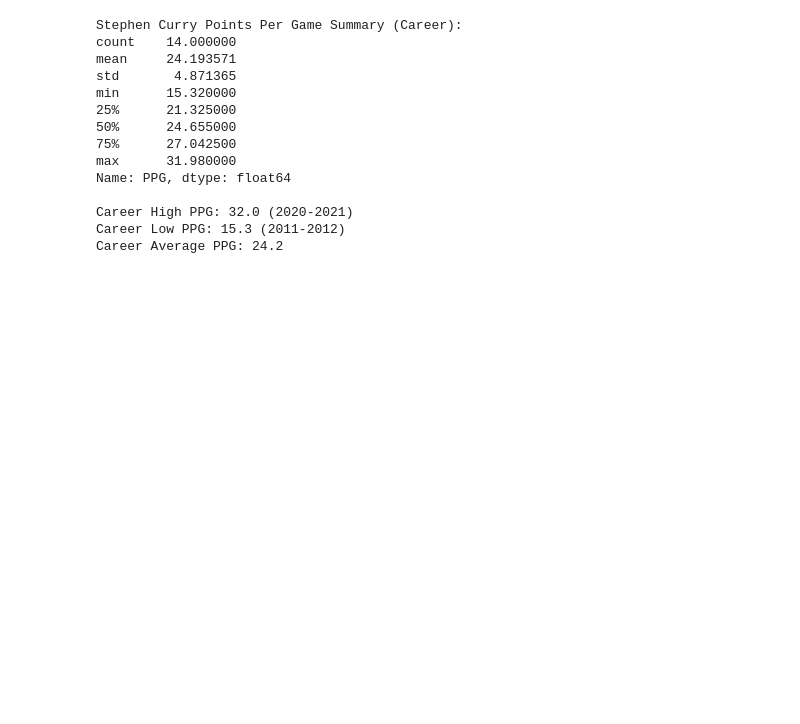
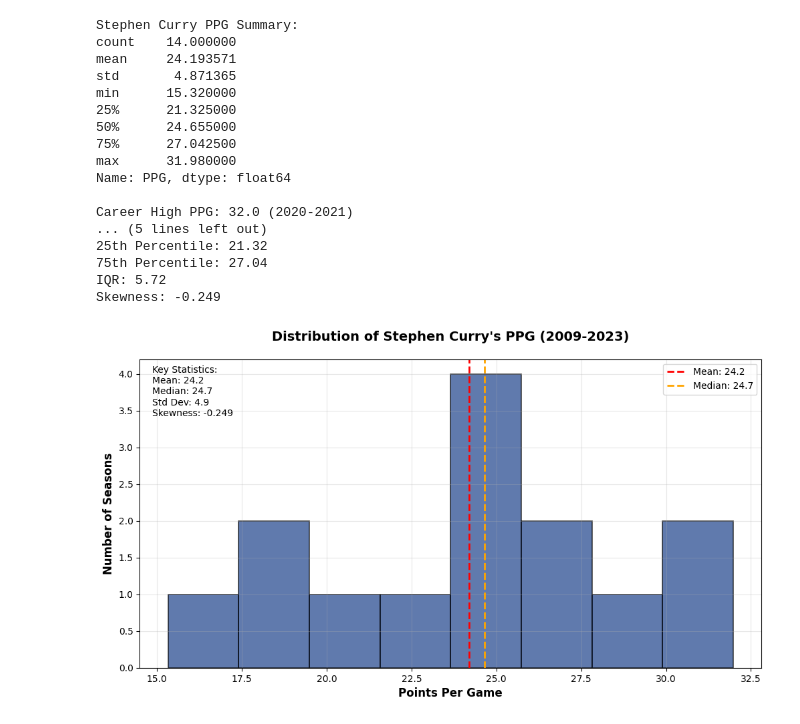
Before and after one commit to noraaren/CMSC320Final, a Jupyter notebook: checkpoint2_dataexploration3.ipynb, the cells around one changed output. Drawn from its saved outputs; the diff is of its cells as text; code cells hidden in the pictures; blank space fills up the shorter version.

```diff
--- a/checkpoint2_dataexploration3.ipynb
+++ b/checkpoint2_dataexploration3.ipynb
@@ -83,24 +84,22 @@ Season-level statistics:
 # %%
-# Summary statistics for PPG
-summary_ppg = season_stats['PPG'].describe()
-print("Stephen Curry Points Per Game Summary (Career):")
-print(summary_ppg)
+# Summary statistics
+print("Stephen Curry PPG Summary:")
+print(season_stats['PPG'].describe())
 print(f"\nCareer High PPG: {season_stats['PPG'].max():.1f} ({season_stats.loc[season_stats['PPG'].idxmax(), 'Season_year']})")
 print(f"Career Low PPG: {season_stats['PPG'].min():.1f} ({season_stats.loc[season_stats['PPG'].idxmin(), 'Season_year']})")
 print(f"Career Average PPG: {season_stats['PPG'].mean():.1f}")
 
-# MVP seasons
-mvp_seasons = ['2014-2015', '2015-2016']
-injury_seasons = ['2019-2020', '2020-2021']  # Seasons with significant injuries
+# Descriptive statistics
+from scipy import stats
 
-season_stats['Period'] = season_stats['Season_year'].apply(lambda x:
-    'MVP Era' if x in mvp_seasons else
-    'Injury/Recovery' if x in injury_seasons else
-    'Early Career' if x <= '2013-2014' else
-    'Prime Era'
-)
+print(f"\nDescriptive Statistics:")
+print(f"Median PPG: {season_stats['PPG'].median()}")
+print(f"25th Percentile: {season_stats['PPG'].quantile(0.25):.2f}")
+print(f"75th Percentile: {season_stats['PPG'].quantile(0.75):.2f}")
+print(f"IQR: {season_stats['PPG'].quantile(0.75) - season_stats['PPG'].quantile(0.25):.2f}")
+print(f"Skewness: {stats.skew(season_stats['PPG']):.3f}")
 # %% [output]
-Stephen Curry Points Per Game Summary (Career):
+Stephen Curry PPG Summary:
 count    14.000000
 mean     24.193571
 std       4.871365
@@ -112,7 +111,36 @@ max      31.980000
 Name: PPG, dtype: float64
 
 Career High PPG: 32.0 (2020-2021)
-Career Low PPG: 15.3 (2011-2012)
-Career Average PPG: 24.2
+... (5 lines left out)
+25th Percentile: 21.32
+75th Percentile: 27.04
+IQR: 5.72
+Skewness: -0.249
+# %%
+plt.figure(figsize=(12, 6))
+plt.hist(season_stats['PPG'], bins=8, alpha=0.7, color='#1D428A', edgecolor='black', linewidth=1.2)
+
+# Vertical lines for mean and median
+plt.axvline(season_stats['PPG'].mean(), color='red', linestyle='--', linewidth=2, label=f'Mean: {season_stats["PPG"].mean():.1f}')
+plt.axvline(season_stats['PPG'].median(), color='orange', linestyle='--', linewidth=2, label=f'Median: {season_stats["PPG"].median():.1f}')
+
+# Title and labels
+plt.title("Distribution of Stephen Curry's PPG (2009-2023)", fontsize=14, fontweight='bold', pad=20)
+plt.xlabel("Points Per Game", fontsize=12, fontweight='bold')
+plt.ylabel("Number of Seasons", fontsize=12, fontweight='bold')
+plt.legend()
+plt.grid(True, alpha=0.3)
+
+# Text legend
+stats_text = f"""Key Statistics:
+Mean: {season_stats['PPG'].mean():.1f}
+Median: {season_stats['PPG'].median():.1f}
+Std Dev: {season_stats['PPG'].std():.1f}
+Skewness: {stats.skew(season_stats['PPG']):.3f}"""
+plt.text(0.02, 0.98, stats_text, transform=plt.gca().transAxes, verticalalignment='top')
+
+plt.show()
+# %% [output]
+[figure, added]
 # %%
 plt.figure(figsize=(16, 8))
```
Also changed, not shown: parts of 13 cells of this notebook.
